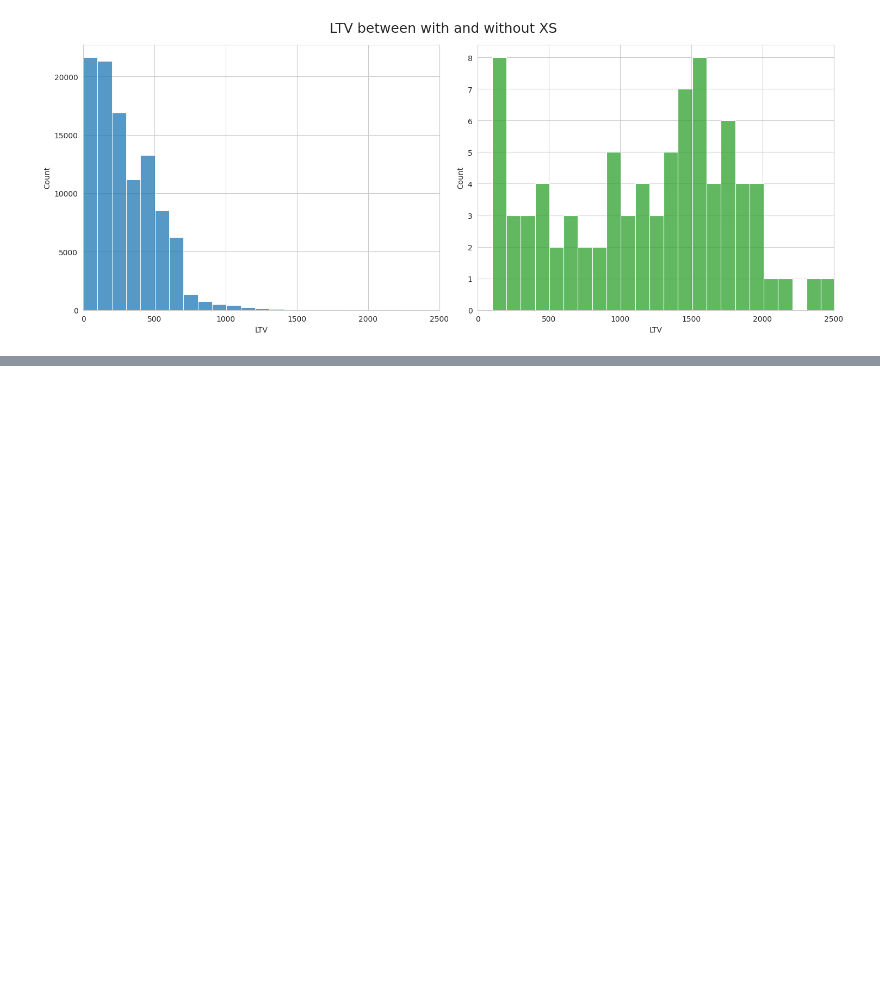
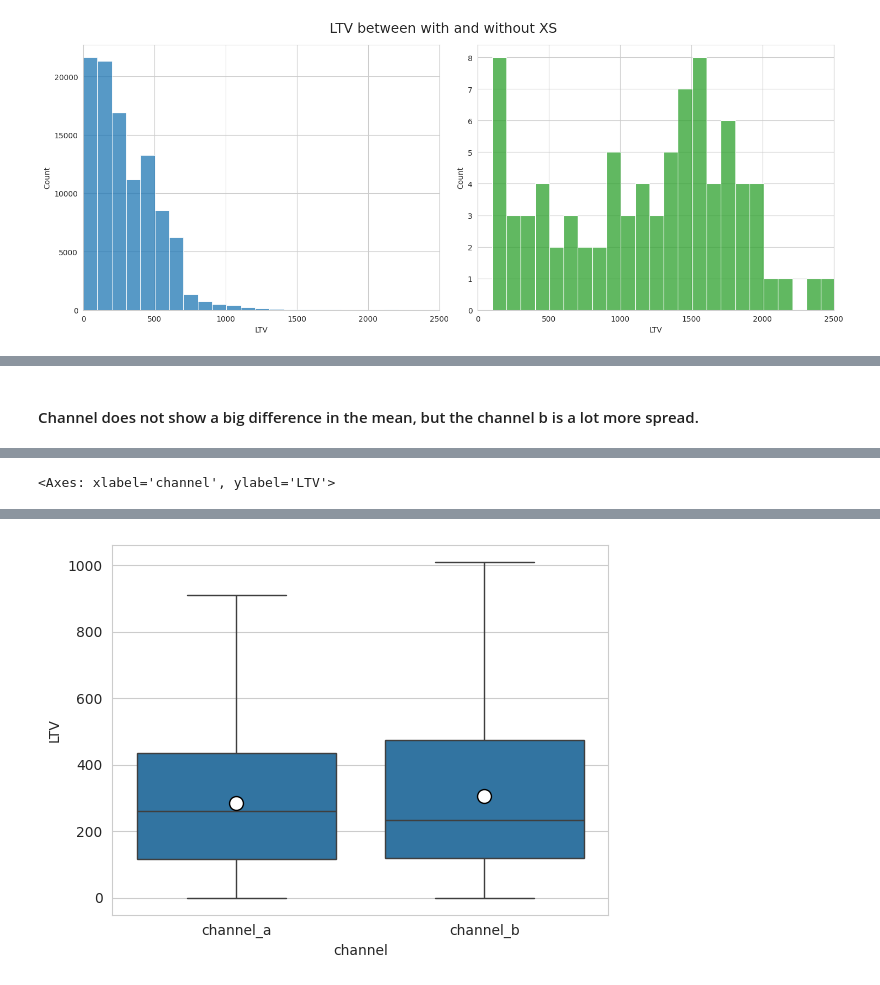
Before and after one commit to ricardormotta/LTV_analysis, a Jupyter notebook: ltv-ml-project/notebooks/EDA.ipynb, the cells around one changed output, grey strips where cells are left out. Drawn from its saved outputs; the diff is of its cells as text; code cells hidden in the pictures; blank space fills up the shorter version.

```diff
--- a/ltv-ml-project/notebooks/EDA.ipynb
+++ b/ltv-ml-project/notebooks/EDA.ipynb
@@ -430,0 +467,5 @@ plt.show()
+# %% [markdown]
+#### Channel does not show a big difference in the mean, but the channel b is a lot more spread.
+# %%
+sns.boxplot(data=df, y="LTV", x="channel", showfliers=False, showmeans=True, meanprops=meanprops)
+# %% [output]
@@ -430,0 +473 @@ plt.show()
+<Axes: xlabel='channel', ylabel='LTV'>
@@ -430,0 +475 @@ plt.show()
+[figure, added]
```
Also changed, not shown: parts of 24 cells of this notebook.
